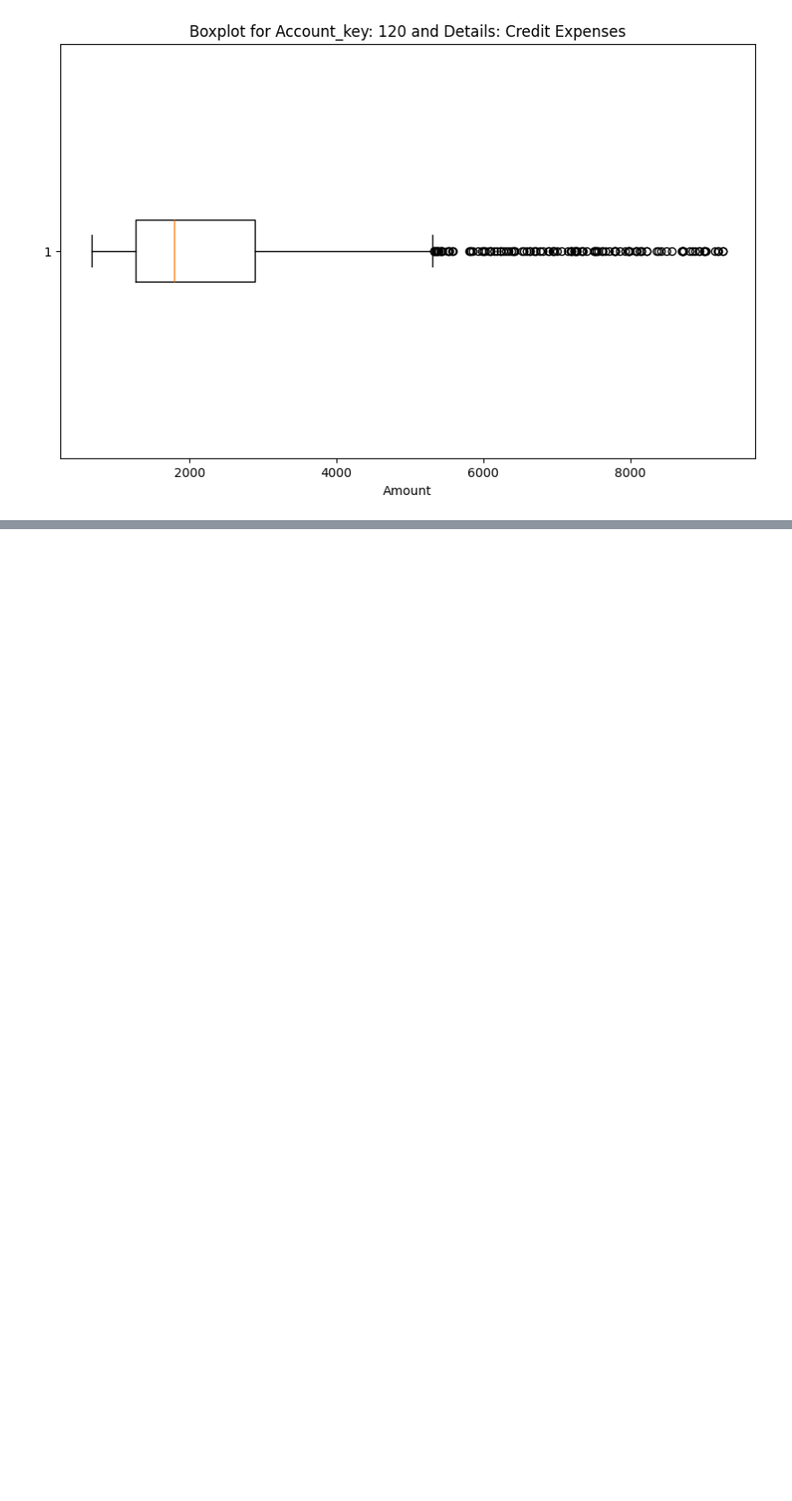
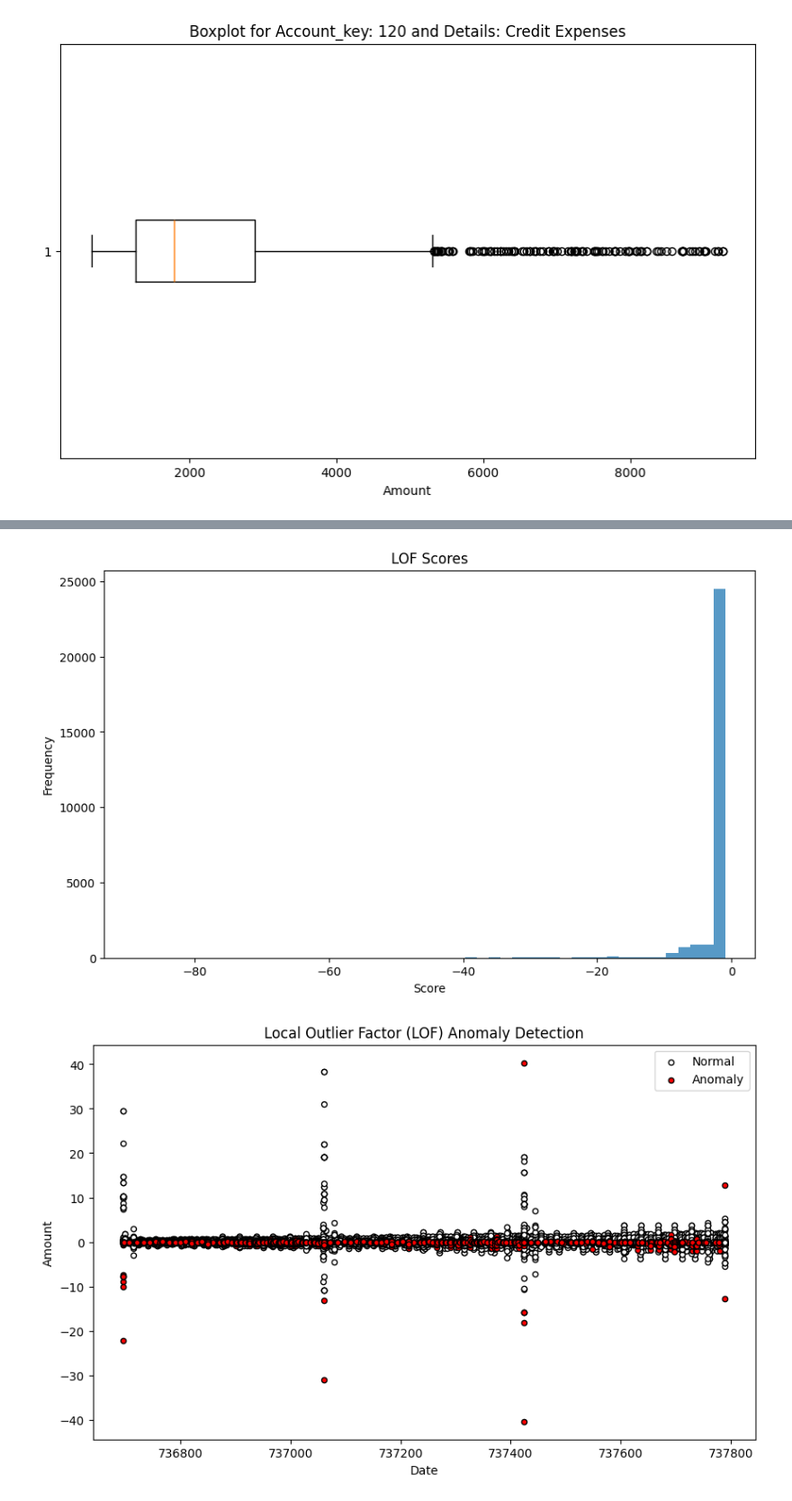
Before and after one commit to Hustlemustle/Anomaly-Detection-in-General-Ledger, a Jupyter notebook: GL_ALL.ipynb, the cells around one changed output, grey strips where cells are left out. Shown at 90% size. Drawn from its saved outputs; the diff is of its cells as text; code cells hidden in the pictures; blank space fills up the shorter version.

```diff
--- a/GL_ALL.ipynb
+++ b/GL_ALL.ipynb
@@ -180,0 +181,72 @@ Top 10 Anomalous Points:
+# %%
+
+from sklearn.neighbors import LocalOutlierFactor
+import numpy as np
+
+# Step 1: Convert the 'Date' column to numerical format
+#gl_data['Date'] = pd.to_datetime(gl_data['Date'])
+#gl_data['Date'] = gl_data['Date'].map(pd.Timestamp.toordinal)
+
+# Step 2: Encode the 'Details' column using one-hot encoding
+encoder = OneHotEncoder()
+encoded_details = encoder.fit_transform(gl_data[['Details']]).toarray()
+encoded_details_df = pd.DataFrame(encoded_details, columns=encoder.get_feature_names_out(['Details']))
+
+# Step 3: Normalize the 'Amount' column
+scaler = StandardScaler()
+gl_data['Amount'] = scaler.fit_transform(gl_data[['Amount']])
+
+# Combine the processed columns into a single dataframe
+processed_data = pd.concat([gl_data[['Date', 'Amount']], encoded_details_df], axis=1)
+
+# Step 4: Apply the Local Outlier Factor algorithm
+lof = LocalOutlierFactor(n_neighbors=20, contamination=0.1)
+gl_data['anomaly_lof'] = lof.fit_predict(processed_data)
+gl_data['lof_score'] = lof.negative_outlier_factor_
+
+# Step 5: Summarize the results
+# -1 indicates an anomaly, 1 indicates normal
+anomalies_lof = gl_data[gl_data['anomaly_lof'] == -1]
+
+# Display the number of anomalies and the total number of data points
+num_anomalies_lof = anomalies_lof.shape[0]
+total_data_points = gl_data.shape[0]
+
+print("Number of anomalies detected by LOF:", num_anomalies_lof)
+print("Total number of data points:", total_data_points)
+
+# Sort by LOF score to inspect the most anomalous points
+sorted_data_lof = gl_data.sort_values(by='lof_score')
+
+# Display the top 10 most anomalous points
+print("Top 10 Anomalous Points by LOF:\n", sorted_data_lof.head(10))
+
+# Plot the LOF scores
+plt.figure(figsize=(10, 6))
+plt.hist(gl_data['lof_score'], bins=50, alpha=0.75)
+plt.title('LOF Scores')
+plt.xlabel('Score')
+plt.ylabel('Frequency')
+plt.show()
+
+# Create a mesh grid for plotting the decision boundary (optional visualization)
+xx, yy = np.meshgrid(np.linspace(gl_data['Date'].min() - 3, gl_data['Date'].max() + 3, 100),
+                     np.linspace(gl_data['Amount'].min() - 50, gl_data['Amount'].max() + 50, 100))
+
+# Plot the data points and decision boundary (optional visualization)
+plt.figure(figsize=(10, 6))
+plt.title("Local Outlier Factor (LOF) Anomaly Detection")
+
+# Plot normal points
+normal_lof = gl_data[gl_data['anomaly_lof'] == 1]
+plt.scatter(normal_lof['Date'], normal_lof['Amount'], c='white', s=20, edgecolor='k', label="Normal")
+
+# Plot anomalies
+anomalies_lof = gl_data[gl_data['anomaly_lof'] == -1]
+plt.scatter(anomalies_lof['Date'], anomalies_lof['Amount'], c='red', s=20, edgecolor='k', label="Anomaly")
+
+plt.xlabel("Date")
+plt.ylabel("Amount")
+plt.legend()
+plt.show()
+# %% [output]
@@ -180,0 +270,2 @@ Top 10 Anomalous Points:
+[figure, added]
+[figure, added]
```
Also changed, not shown: parts of 3 cells of this notebook.
